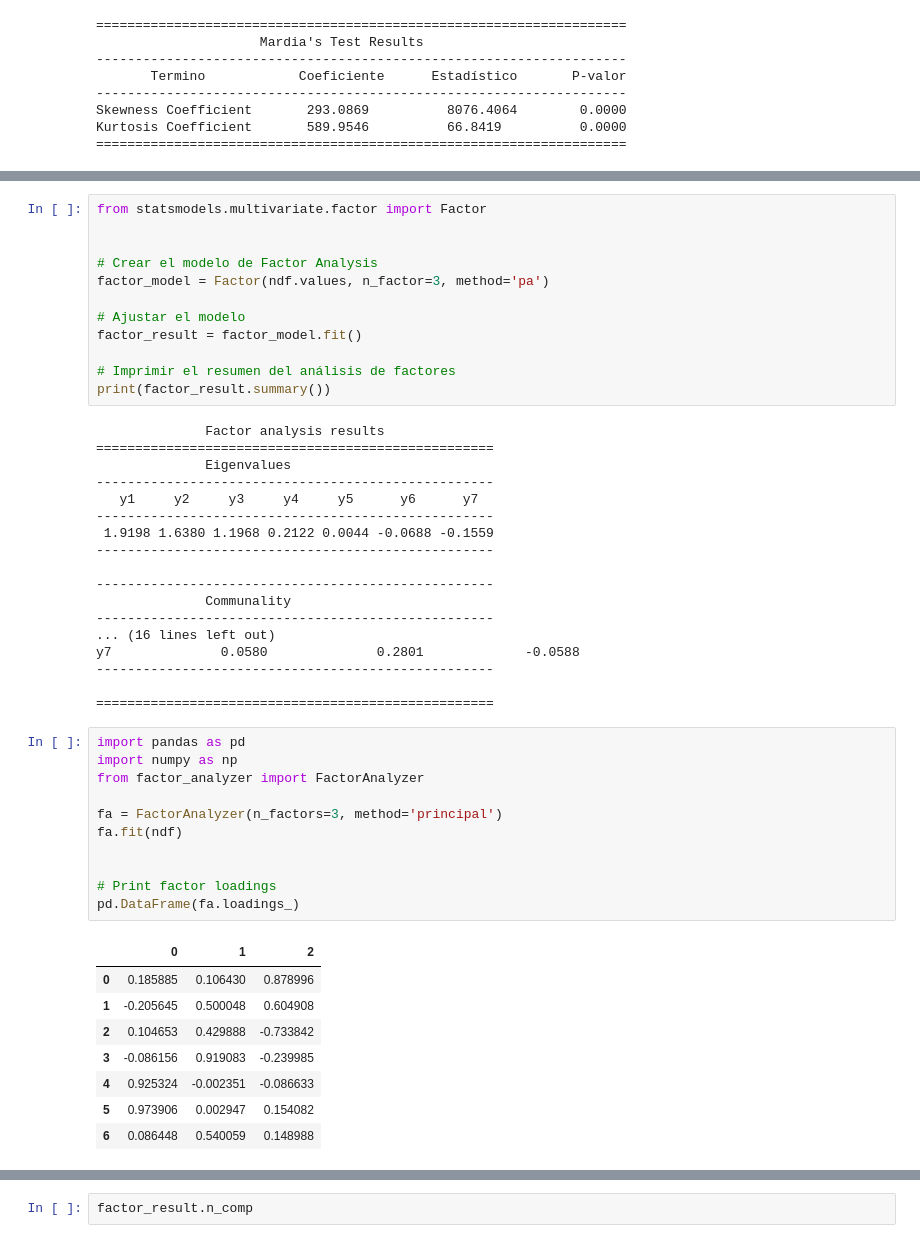
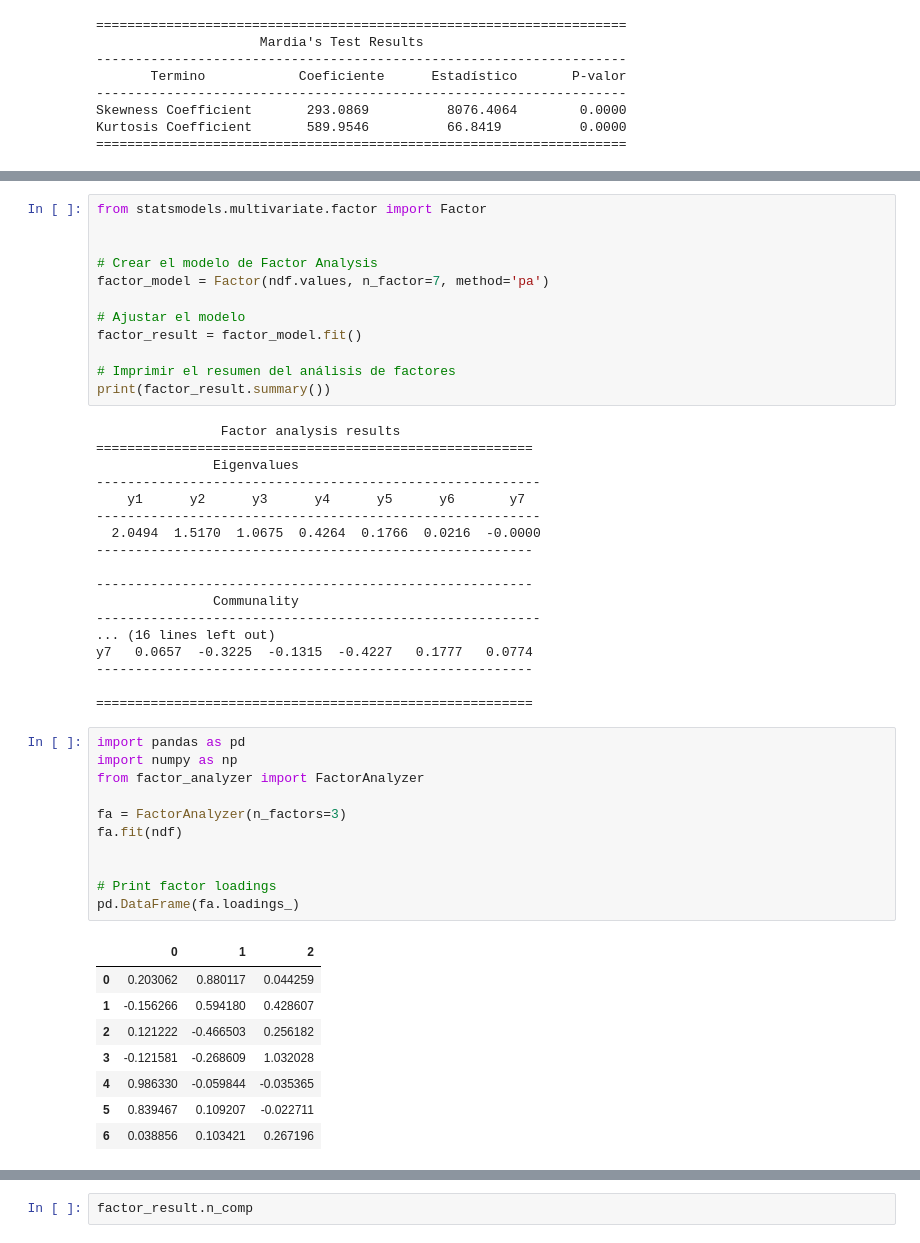
Before and after one commit to DavidGuzzi/MECMT04, a Jupyter notebook: problem_set_5/ps5.ipynb, the cells around one changed output, grey strips where cells are left out. Drawn from its saved outputs; the diff is of its cells as text.

```diff
--- a/problem_set_5/ps5.ipynb
+++ b/problem_set_5/ps5.ipynb
@@ -765,7 +765,7 @@ from statsmodels.multivariate.factor import Factor
 
 
 # Crear el modelo de Factor Analysis
-factor_model = Factor(ndf.values, n_factor=3, method='pa')
+factor_model = Factor(ndf.values, n_factor=7, method='pa')
 
 # Ajustar el modelo
 factor_result = factor_model.fit()
@@ -773,43 +773,43 @@ factor_result = factor_model.fit()
 # Imprimir el resumen del análisis de factores
 print(factor_result.summary())
 # %% [output]
-              Factor analysis results
-===================================================
-              Eigenvalues
----------------------------------------------------
-   y1     y2     y3     y4     y5      y6      y7
----------------------------------------------------
- 1.9198 1.6380 1.1968 0.2122 0.0044 -0.0688 -0.1559
----------------------------------------------------
+                Factor analysis results
+========================================================
+               Eigenvalues
+---------------------------------------------------------
+    y1      y2      y3      y4      y5      y6       y7
+---------------------------------------------------------
+  2.0494  1.5170  1.0675  0.4264  0.1766  0.0216  -0.0000
+--------------------------------------------------------
 
----------------------------------------------------
-              Communality
----------------------------------------------------
+--------------------------------------------------------
+               Communality
+---------------------------------------------------------
 ... (16 lines left out)
-y7              0.0580              0.2801             -0.0588
----------------------------------------------------
+y7   0.0657  -0.3225  -0.1315  -0.4227   0.1777   0.0774
+--------------------------------------------------------
 
-===================================================
+========================================================
 # %%
 import pandas as pd
 import numpy as np
 from factor_analyzer import FactorAnalyzer
 
-fa = FactorAnalyzer(n_factors=3, method='principal')
+fa = FactorAnalyzer(n_factors=3)
 fa.fit(ndf)
 
 
 # Print factor loadings
 pd.DataFrame(fa.loadings_)
 # %% [output]
 |  | 0 | 1 | 2 |
-| 0 | 0.185885 | 0.106430 | 0.878996 |
-| 1 | -0.205645 | 0.500048 | 0.604908 |
-| 2 | 0.104653 | 0.429888 | -0.733842 |
-| 3 | -0.086156 | 0.919083 | -0.239985 |
-| 4 | 0.925324 | -0.002351 | -0.086633 |
-| 5 | 0.973906 | 0.002947 | 0.154082 |
-| 6 | 0.086448 | 0.540059 | 0.148988 |
+| 0 | 0.203062 | 0.880117 | 0.044259 |
+| 1 | -0.156266 | 0.594180 | 0.428607 |
+| 2 | 0.121222 | -0.466503 | 0.256182 |
+| 3 | -0.121581 | -0.268609 | 1.032028 |
+| 4 | 0.986330 | -0.059844 | -0.035365 |
+| 5 | 0.839467 | 0.109207 | -0.022711 |
+| 6 | 0.038856 | 0.103421 | 0.267196 |
 # %%
 fa.get_eigenvalues()
 # %% [output]
```
Also changed, not shown: parts of 2 cells of this notebook.
